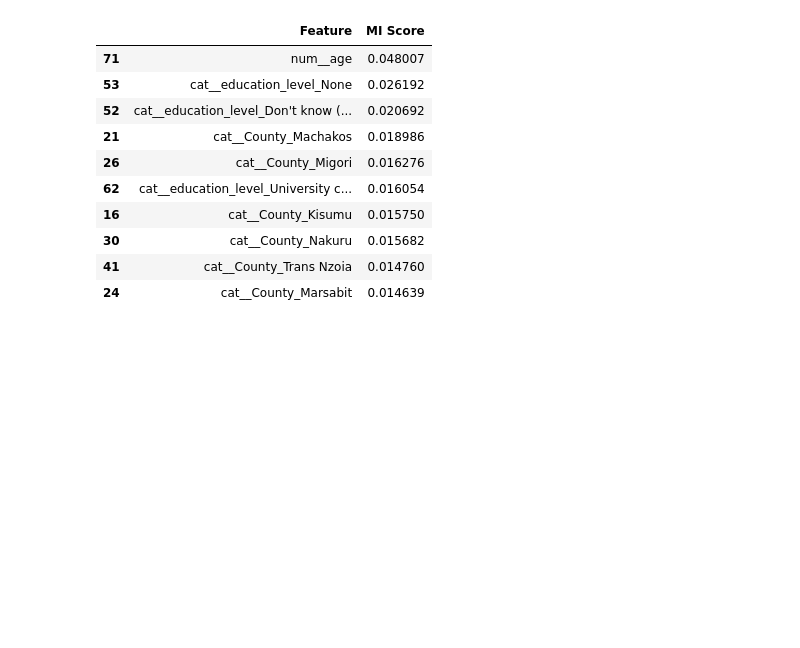
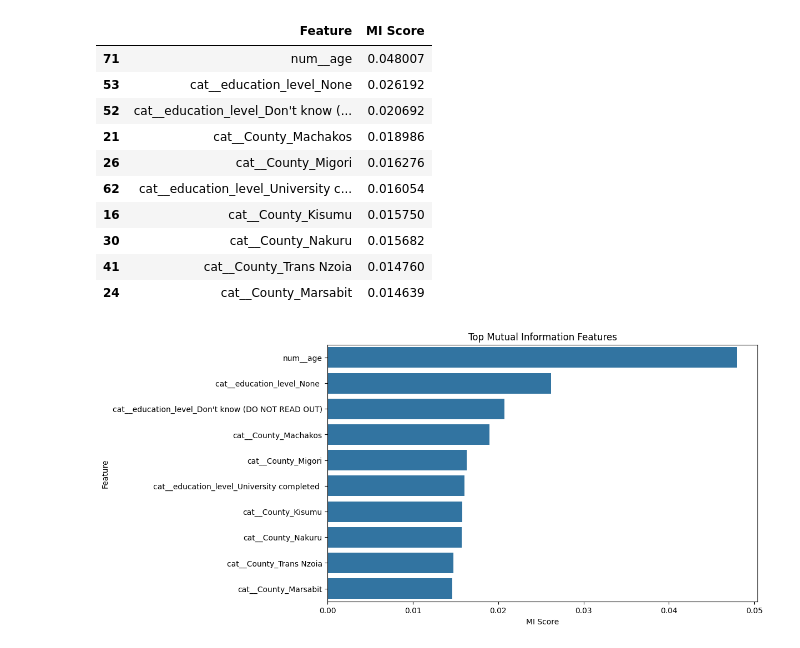
Before and after one commit to ChairoSolutions/Kenya-financial-inclusion-risk, a Jupyter notebook: notebooks/notebook-05_shap_explainability.ipynb, the cells around one changed output. Drawn from its saved outputs; the diff is of its cells as text; code cells hidden in the pictures; blank space fills up the shorter version.

Commit message:
Visualizing mutual information scores

```diff
--- a/notebooks/notebook-05_shap_explainability.ipynb
+++ b/notebooks/notebook-05_shap_explainability.ipynb
@@ -798,3 +798,17 @@ mi_df.head(10)
 | 30 | cat__County_Nakuru | 0.015682 |
 | 41 | cat__County_Trans Nzoia | 0.014760 |
 | 24 | cat__County_Marsabit | 0.014639 |
+# %%
+plt.figure(figsize=(10,6))
+
+sns.barplot(
+    data=mi_df.head(10),
+    x="MI Score",
+    y="Feature"
+)
+
+plt.title("Top Mutual Information Features")
+
+plt.show()
+# %% [output]
+[figure, added]
```
